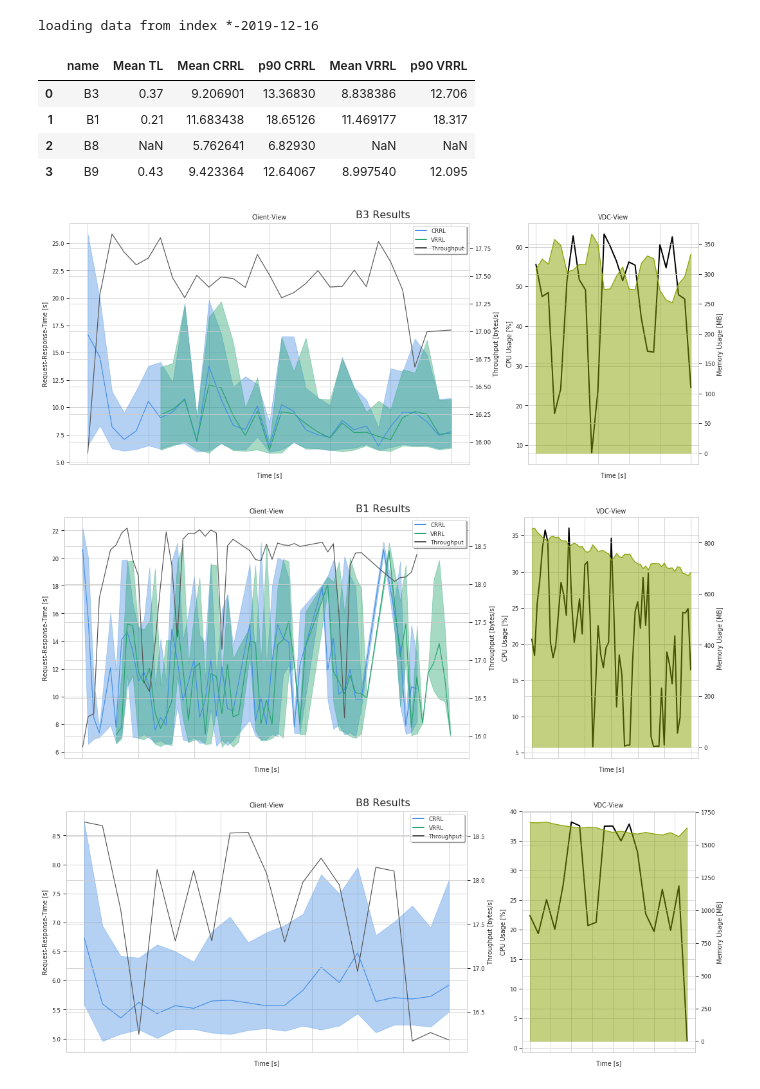
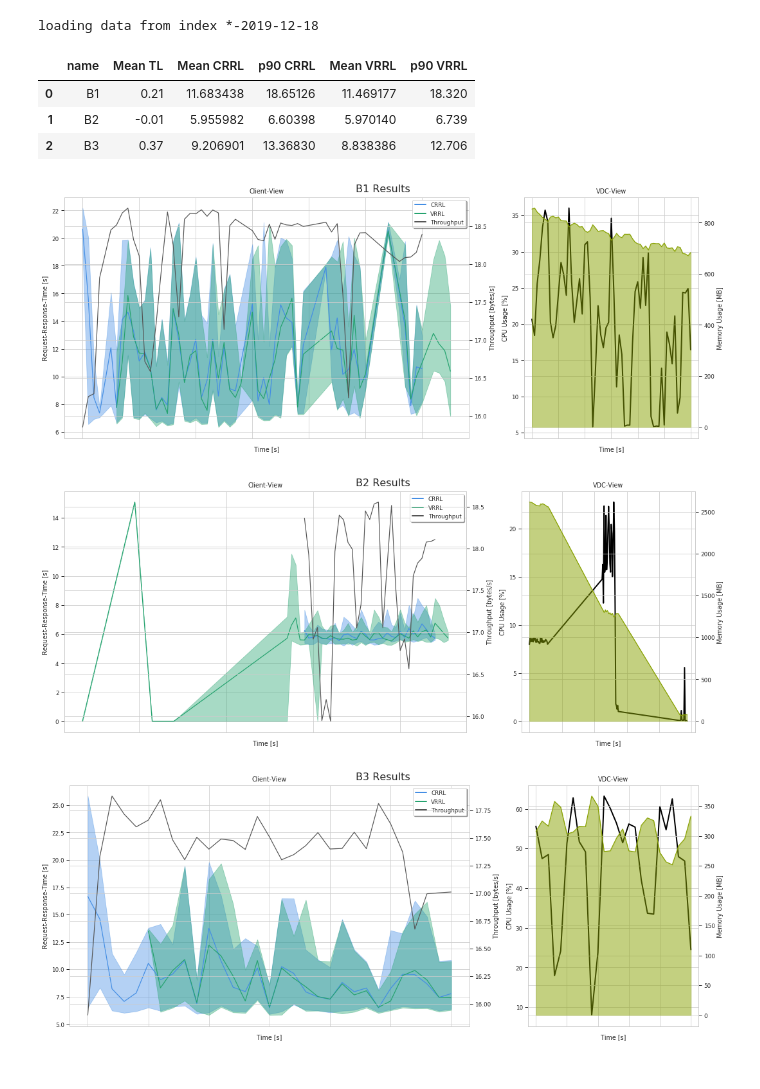
Before and after one commit to DITAS-Project/benchmarks, a Jupyter notebook: Analytics.ipynb, the cells around one changed output. Drawn from its saved outputs; the diff is of its cells as text; code cells hidden in the pictures.

```diff
--- a/Analytics.ipynb
+++ b/Analytics.ipynb
@@ -32,11 +32,11 @@ es = Elasticsearch(host="153.92.30.56",
                    scheme="http",
                    port=50035)
 # %%
-to_download = [pd.Timestamp("2019-12-16")]
+to_download = [pd.Timestamp("2019-12-18")]
 mon__cache_file="rmstats/rmstats_{}.csv".format(datetime.now().strftime("%d-%m-%Y"))
 esData = load_elastic(False,True,mon__cache_file,es,to_download)
 # %% [output]
-loading data from index *-2019-12-16
+loading data from index *-2019-12-18
 # %%
 data_cache_file="{}_{}.data.csv".format(experiment_name,datetime.now().strftime("%d-%m-%Y"))
 data = load_experiment(use_cache,True,data_cache_file)
@@ -57,5 +57,5 @@ vsData["timestamp"] = vsData["timestamp"] -pd.Timedelta(seconds=3600)
 # %%
-def plot(subjects,name,offset,statistics,show_vrrl=True):
+def load(subjects,offset):
     #select the exp we want to look at
     exp = data[data["experiment"].isin(subjects)]
     #remove data not from that exp
@@ -78,6 +78,11 @@ def plot(subjects,name,offset,statistics,show_vrrl=True):
     expVMStats["ETime"] = expVMStats["ETime"].apply(lambda x:x.total_seconds())
     expRMStats["ETime"] = expRMStats["ETime"].apply(lambda x:x.total_seconds())
 
+    return exp,expVMStats,expRMStats
+
+def plot(subjects,name,offset,statistics,show_vrrl=True):
+
+    exp,expVMStats,expRMStats = load(subjects,offset)
 
     exp["sliceID"] = np.round(exp["ETime"]/slice_size)
     client_view = exp.groupby("sliceID")["response-time","size"].agg(["min","max","mean","sum"])
@@ -109,7 +114,8 @@ def plot(subjects,name,offset,statistics,show_vrrl=True):
         ax.fill_between(vdc_view.index,vdc_view["requestTime_sec"]["min"],vdc_view["requestTime_sec"]["max"],color=colors["VRRL"],alpha=0.4,zorder=1)
 
     ax.set_title("Client-View")
-    ax2.plot(client_view["size"]["mean"]/slice_size,label="Throughput",color=colors["Thr"],zorder=2)
+    if "size" in client_view:
+        ax2.plot(client_view["size"]["mean"]/slice_size,label="Throughput",color=colors["Thr"],zorder=2)
     ax.set_ylabel("Request-Response-Time [s]")
     ax2.set_ylabel("Throughput [bytes/s]")
     ax.set_xlabel("Time [s]")
@@ -163,26 +169,28 @@ colors = {
 }
 
 experiments = {
-    "B3":(["B4A","B4B"],330),
-    "B1":(["B1"],360),
-    "B8":(["B9"],320),
-    "B9":(["B10"],360),
-    "B7":(["B8"],360)
+    "B1":(["B1"],325),
+    "B2":(["B3A","B3B"],325),
+    "B3":(["B4A","B4B"],325),
+    "B5":(["B7"],325),
+    "B6":(["B8"],325),
+    "B7":(["B6"],325),
+    "B8":(["B10"],325),
+    "B9":(["B11"],325),
 }
 
 slice_size = 60
 # %%
 statistics = None
-for s in experiments:
+for s in ["B1","B2","B3"]:
     statistics = plot(experiments[s][0],s,experiments[s][1],statistics)
 statistics = pd.DataFrame(statistics,columns=["name","Mean TL","Mean CRRL","p90 CRRL","Mean VRRL","p90 VRRL"])
 statistics
 # %% [output]
 |  | name | Mean TL | Mean CRRL | p90 CRRL | Mean VRRL | p90 VRRL |
-| 0 | B3 | 0.37 | 9.206901 | 13.36830 | 8.838386 | 12.706 |
-| 1 | B1 | 0.21 | 11.683438 | 18.65126 | 11.469177 | 18.317 |
-| 2 | B8 | NaN | 5.762641 | 6.82930 | NaN | NaN |
-| 3 | B9 | 0.43 | 9.423364 | 12.64067 | 8.997540 | 12.095 |
+| 0 | B1 | 0.21 | 11.683438 | 18.65126 | 11.469177 | 18.320 |
+| 1 | B2 | -0.01 | 5.955982 | 6.60398 | 5.970140 | 6.739 |
+| 2 | B3 | 0.37 | 9.206901 | 13.36830 | 8.838386 | 12.706 |
-[figure, old version]
+[figure, new version]
-[figure, old version]
+[figure, new version]
-[figure, old version]
+[figure, new version]
```
Also changed, not shown: parts of 10 cells of this notebook, 21 other files.
